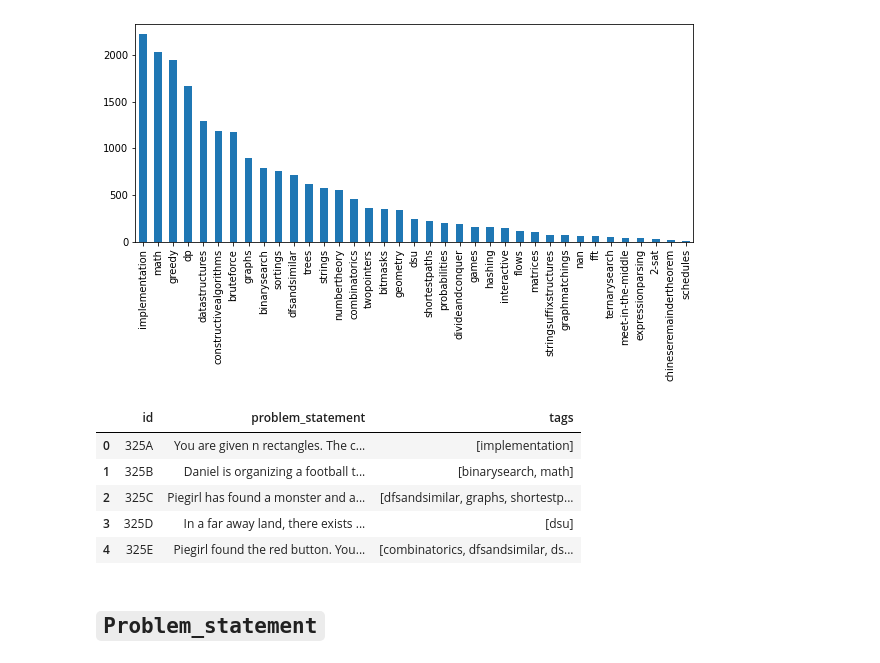
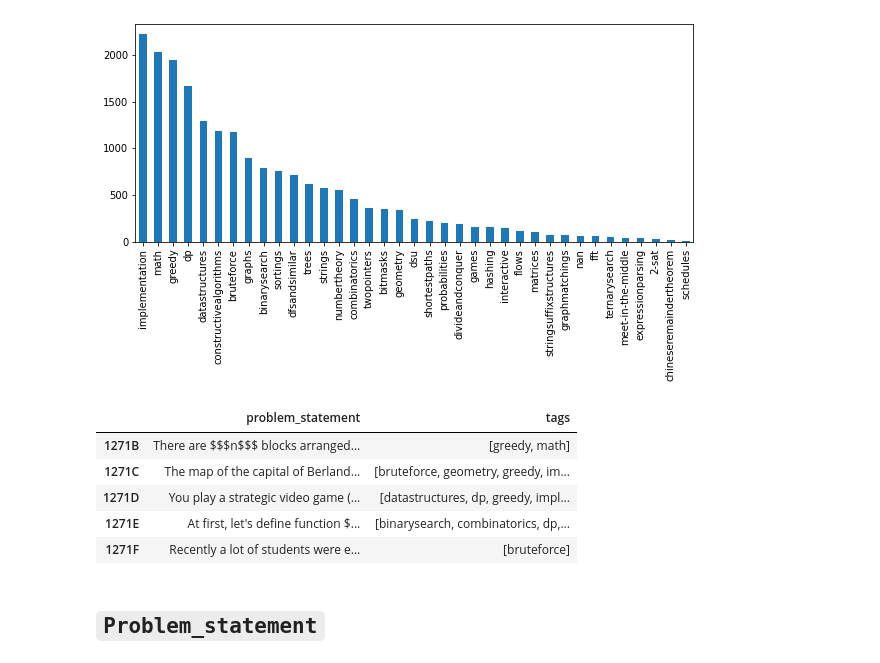
Before and after one commit to jhojin7/codeforces-predict, a Jupyter notebook: eda.ipynb, the cells around one changed output. Saved outputs shown, nothing was run; the diff lists cells and outputs as text; code cells hidden in the pictures.

```diff
--- a/eda.ipynb
+++ b/eda.ipynb
@@ -12,8 +12,8 @@ np.random.seed(SEED)
 df = pd.read_csv("data/data.csv")
 
 # concat contest+problem name
-df["id"]=df["contest"].astype(str)+df["problem_name"]
-df["id"].astype("str")
+df.index = df["contest"].astype(str)+df["problem_name"]
+# df["id"].astype("str")
 
 print(df.info())
 df.head(3)
@@ -76,15 +75,15 @@ sortings                   759
 Name: tags, dtype: int64
 [figure]
 # %%
-clean_df = df[["id","problem_statement","tags"]]
-clean_df.head()
+clean_df = df[["problem_statement","tags"]]
+clean_df.tail()
 # %% [output]
-|  | id | problem_statement | tags |
-| 0 | 325A | You are given n rectangles. The c... | [implementation] |
-| 1 | 325B | Daniel is organizing a football t... | [binarysearch, math] |
-| 2 | 325C | Piegirl has found a monster and a... | [dfsandsimilar, graphs, shortestp... |
-| 3 | 325D | In a far away land, there exists ... | [dsu] |
-| 4 | 325E | Piegirl found the red button. You... | [combinatorics, dfsandsimilar, ds... |
+|  | problem_statement | tags |
+| 1271B | There are $$$n$$$ blocks arranged... | [greedy, math] |
+| 1271C | The map of the capital of Berland... | [bruteforce, geometry, greedy, im... |
+| 1271D | You play a strategic video game (... | [datastructures, dp, greedy, impl... |
+| 1271E | At first, let's define function $... | [binarysearch, combinatorics, dp,... |
+| 1271F | Recently a lot of students were e... | [bruteforce] |
 # %% [markdown]
 ## `Problem_statement`
 # %%
```
Also changed, not shown: parts of 8 cells of this notebook.
